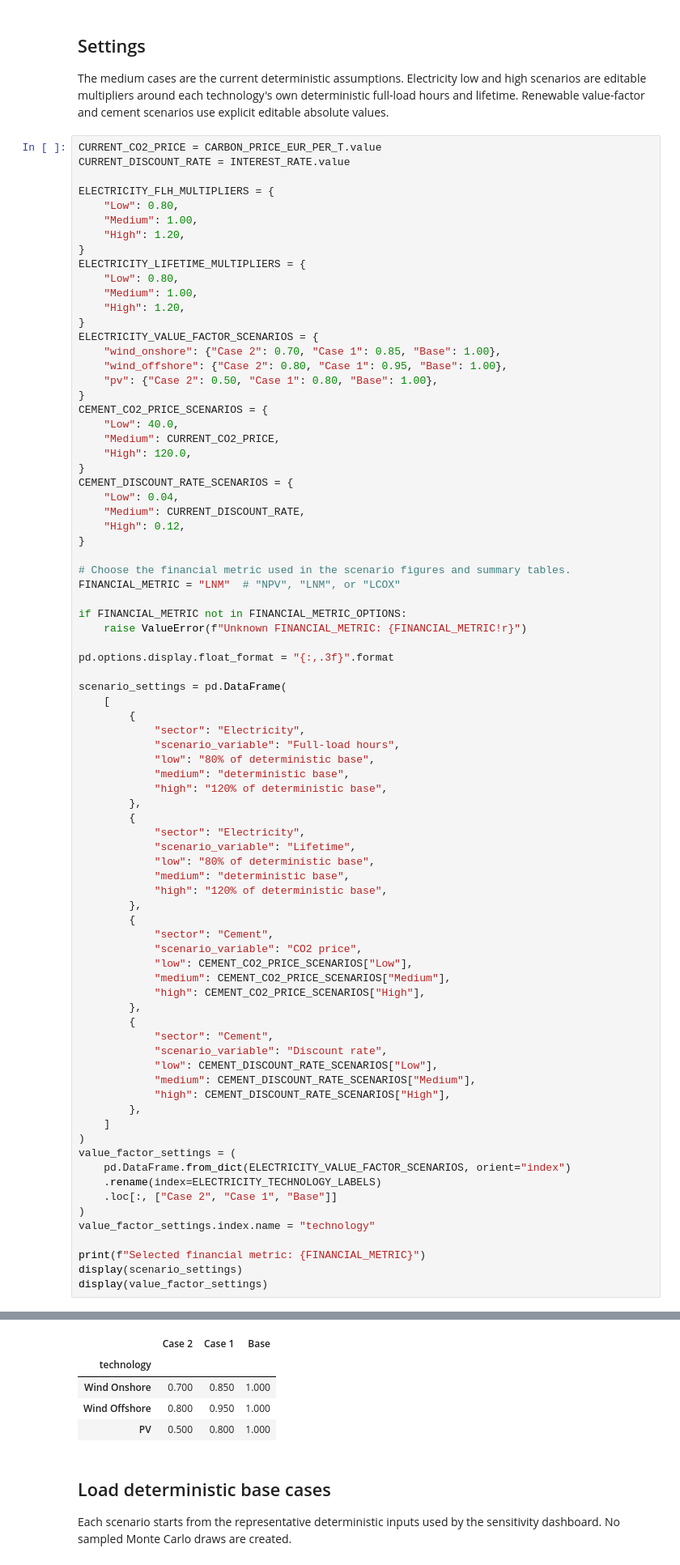
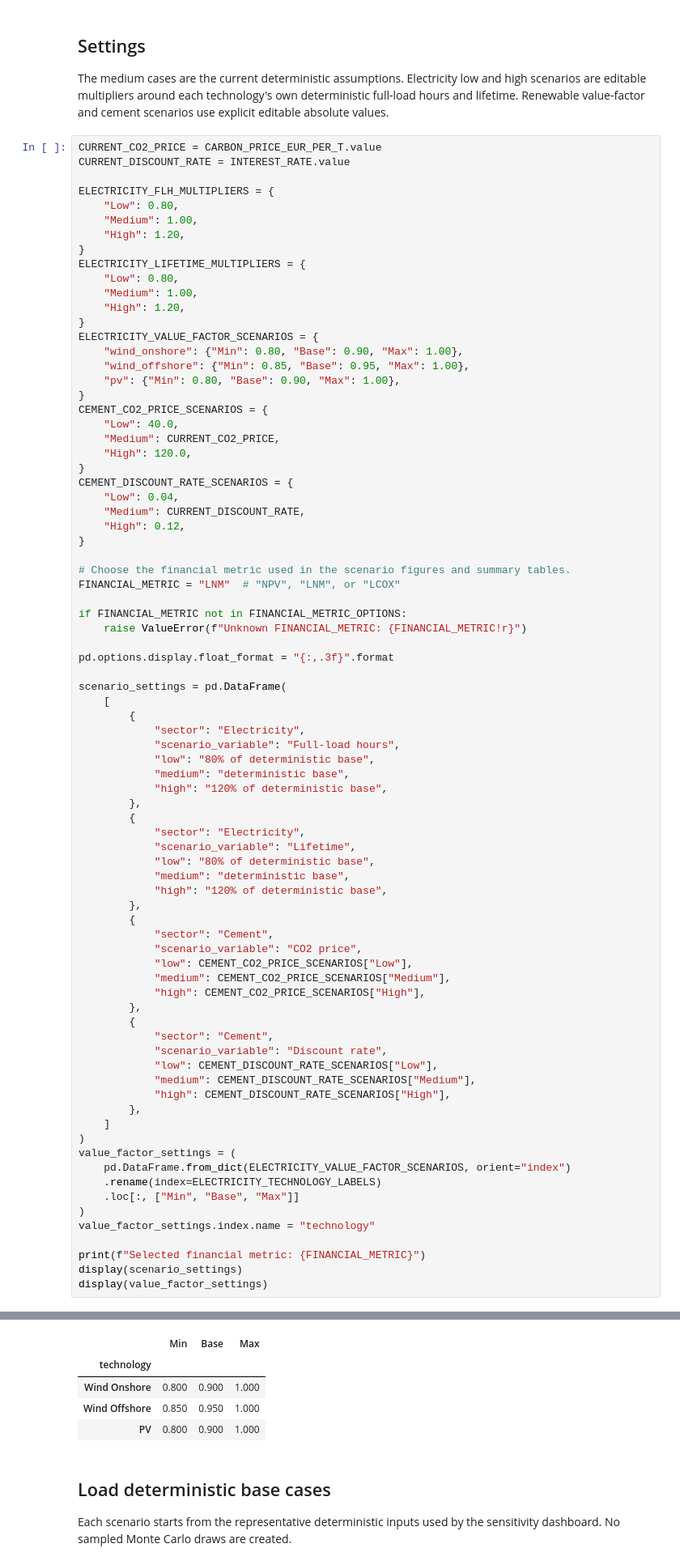
Before and after one commit to Finnzn/Master-Thesis, a Jupyter notebook: notebooks/scenario_analysis.ipynb, the cells around one changed output, grey strips where cells are left out. Shown at 81% size. Drawn from its saved outputs; the diff is of its cells as text.

```diff
--- a/notebooks/scenario_analysis.ipynb
+++ b/notebooks/scenario_analysis.ipynb
@@ -54,9 +54,9 @@ ELECTRICITY_LIFETIME_MULTIPLIERS = {
     "High": 1.20,
 }
 ELECTRICITY_VALUE_FACTOR_SCENARIOS = {
-    "wind_onshore": {"Case 2": 0.70, "Case 1": 0.85, "Base": 1.00},
-    "wind_offshore": {"Case 2": 0.80, "Case 1": 0.95, "Base": 1.00},
-    "pv": {"Case 2": 0.50, "Case 1": 0.80, "Base": 1.00},
+    "wind_onshore": {"Min": 0.80, "Base": 0.90, "Max": 1.00},
+    "wind_offshore": {"Min": 0.85, "Base": 0.95, "Max": 1.00},
+    "pv": {"Min": 0.80, "Base": 0.90, "Max": 1.00},
 }
 CEMENT_CO2_PRICE_SCENARIOS = {
     "Low": 40.0,
@@ -98,39 +98,39 @@ scenario_settings = pd.DataFrame(
             "scenario_variable": "CO2 price",
             "low": CEMENT_CO2_PRICE_SCENARIOS["Low"],
             "medium": CEMENT_CO2_PRICE_SCENARIOS["Medium"],
             "high": CEMENT_CO2_PRICE_SCENARIOS["High"],
         },
         {
             "sector": "Cement",
             "scenario_variable": "Discount rate",
             "low": CEMENT_DISCOUNT_RATE_SCENARIOS["Low"],
             "medium": CEMENT_DISCOUNT_RATE_SCENARIOS["Medium"],
             "high": CEMENT_DISCOUNT_RATE_SCENARIOS["High"],
         },
     ]
 )
 value_factor_settings = (
     pd.DataFrame.from_dict(ELECTRICITY_VALUE_FACTOR_SCENARIOS, orient="index")
     .rename(index=ELECTRICITY_TECHNOLOGY_LABELS)
-    .loc[:, ["Case 2", "Case 1", "Base"]]
+    .loc[:, ["Min", "Base", "Max"]]
 )
 value_factor_settings.index.name = "technology"
 
 print(f"Selected financial metric: {FINANCIAL_METRIC}")
 display(scenario_settings)
 display(value_factor_settings)
 # %% [output]
 Selected financial metric: LNM
 |  | sector | scenario_variable | low | medium | high |
 | 0 | Electricity | Full-load hours | 80% of deterministic base | deterministic base | 120% of deterministic base |
 | 1 | Electricity | Lifetime | 80% of deterministic base | deterministic base | 120% of deterministic base |
 | 2 | Cement | CO2 price | 40.000 | 80.000 | 120.000 |
 | 3 | Cement | Discount rate | 0.040 | 0.080 | 0.120 |
-|  | Case 2 | Case 1 | Base |
+|  | Min | Base | Max |
 | technology |  |  |  |
-| Wind Onshore | 0.700 | 0.850 | 1.000 |
-| Wind Offshore | 0.800 | 0.950 | 1.000 |
-| PV | 0.500 | 0.800 | 1.000 |
+| Wind Onshore | 0.800 | 0.900 | 1.000 |
+| Wind Offshore | 0.850 | 0.950 | 1.000 |
+| PV | 0.800 | 0.900 | 1.000 |
 # %% [markdown]
 ## Load deterministic base cases
 
```
Also changed, not shown: parts of 7 cells of this notebook, 10 other files.
